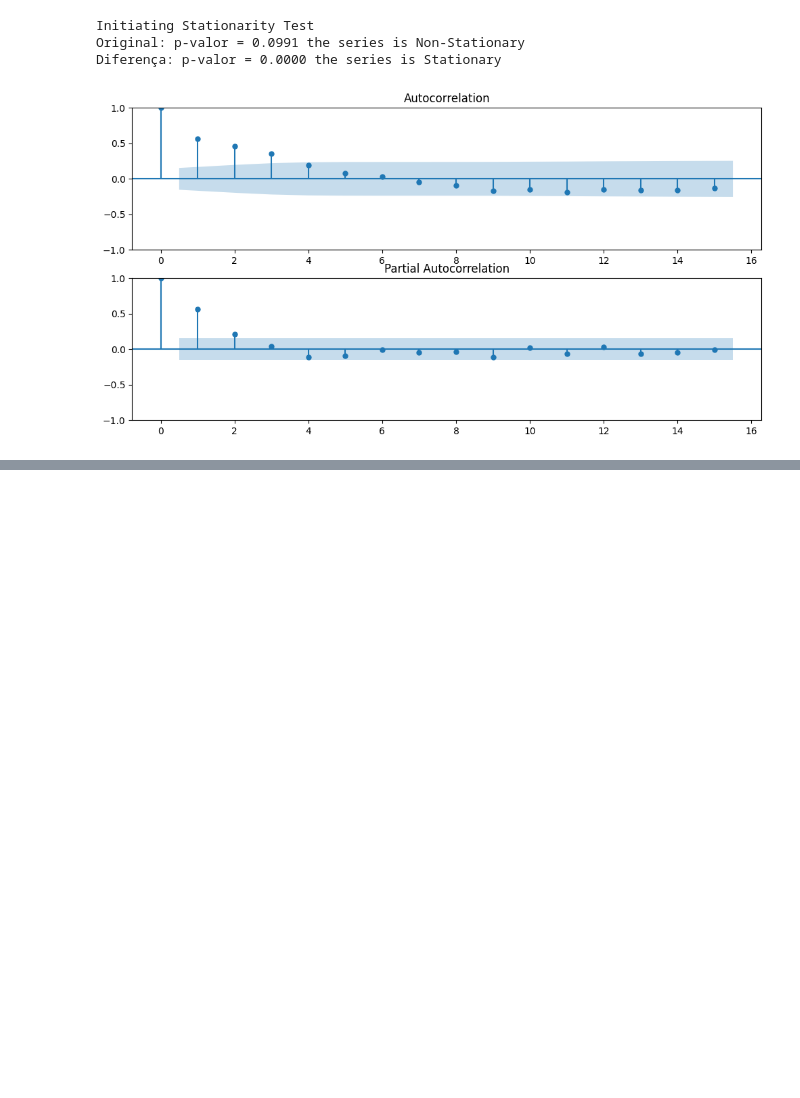
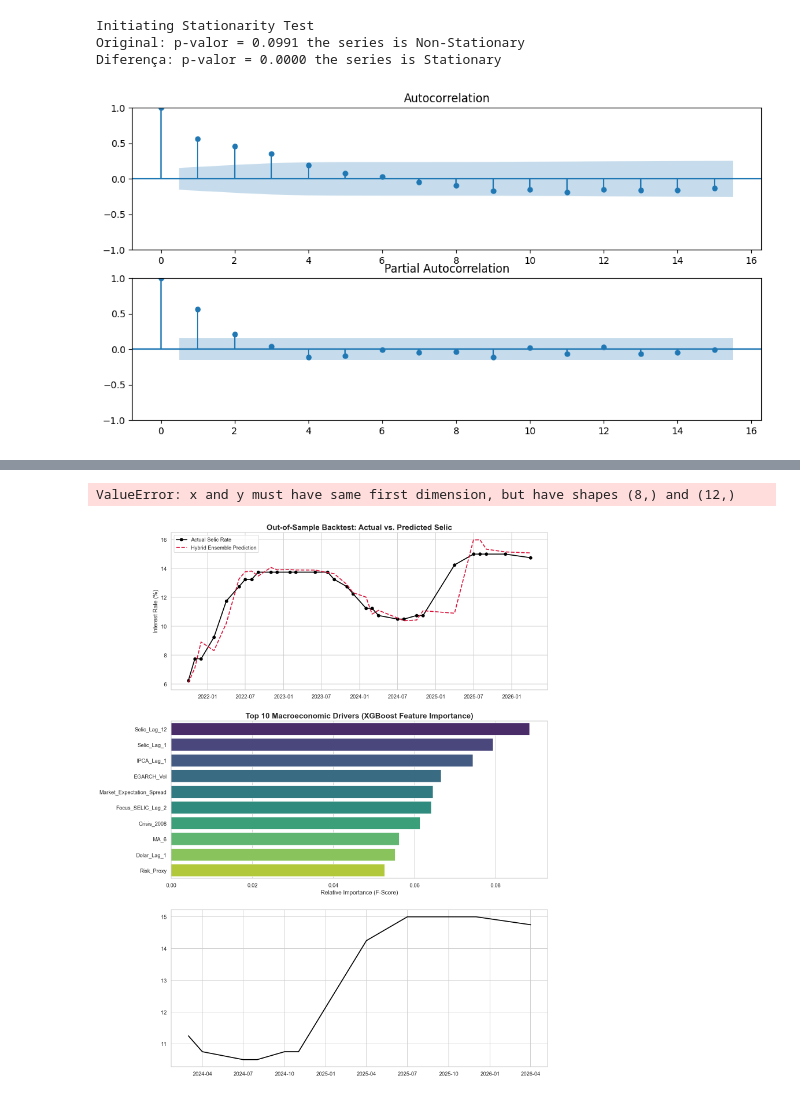
Before and after one commit to HenriqueBertti/Quant_Finance_Research, a Jupyter notebook: Projects/InterestRate.iPynb, the cells around one changed output, grey strips where cells are left out. Saved outputs shown, nothing was run; the diff lists cells and outputs as text; code cells hidden in the pictures; blank space fills up the shorter version.

Commit message:
Add files via upload
In this new code version of a Machine Learning Interest Rate prediction (Research), update the code with new features and statistical analysis.

```diff
--- a/Projects/InterestRate.iPynb
+++ b/Projects/InterestRate.iPynb
@@ -84,7 +84,7 @@ Initiating data extraction...
 # %%
 from fredapi import Fred
 
-API_KEY = 'Insert your API Key here!'
+API_KEY = ''
 fred = Fred(api_key = API_KEY)
 start_date = initial_date # 2002-01-01
 
@@ -717,3 +911,66 @@ Ridge        | RMSE: 0.1691 | MAE: 0.1201 | MAPE: 0.98% | R²: 0.9945
+# %%
+# === Graphical & Statistical Visualizations ===
+
+import matplotlib.pyplot as plt
+import seaborn as sns
+
+# Set a professional institutional aesthetic
+sns.set_theme(style="whitegrid")
+plt.rcParams.update({'font.size': 12, 'figure.dpi': 120})
+
+fig, axes = plt.subplots(3, 1, figsize=(14, 20))
+
+# ---------------------------------------------------------
+# Plot 1: Out-of-Sample Fit (Test Set: Actual vs Ensemble)
+# ---------------------------------------------------------
+axes[0].plot(y_test_actual_selic.index, y_test_actual_selic.values, label='Actual Selic Rate', color='black', linewidth=2, marker='o')
+axes[0].plot(y_test_actual_selic.index, y_pred_ensemble.values, label='Hybrid Ensemble Prediction', color='crimson', linewidth=2, linestyle='--')
+axes[0].set_title('Out-of-Sample Backtest: Actual vs. Predicted Selic', fontsize=16, fontweight='bold')
+axes[0].set_ylabel('Interest Rate (%)')
+axes[0].legend(loc='best')
+
+# ---------------------------------------------------------
+# Plot 2: Feature Importance (Demystifying the XGBoost)
+# ---------------------------------------------------------
+# Extract importances from the residual model to show what drives the model's alpha
+importances = xgb_residual_model.feature_importances_
+feature_names = X_train.columns
+feat_imp_df = pd.DataFrame({'Feature': feature_names, 'Importance': importances}).sort_values(by='Importance', ascending=False)
+
+sns.barplot(x='Importance', y='Feature', data=feat_imp_df.head(10), ax=axes[1], palette='viridis')
+axes[1].set_title('Top 10 Macroeconomic Drivers (XGBoost Feature Importance)', fontsize=16, fontweight='bold')
+axes[1].set_xlabel('Relative Importance (F-Score)')
+axes[1].set_ylabel('')
+
+# ---------------------------------------------------------
+# Plot 3: Future Forecast Fan Chart (Scenarios & COPOM Dates)
+# ---------------------------------------------------------
+# Concatenate the last known actual data with the future forecast for a continuous line
+historical_dates = df_model_clean.index[-12:]
+historical_rates = df_model_clean['Selic_Meta'].iloc[-12:]
+
+# Combine historical and future meeting dates
+all_dates = list(historical_dates) + meeting_dates
+base_line = list(historical_rates) + list(baseline)
+
+axes[2].plot(historical_dates, historical_rates, label='Historical Selic', color='black', linewidth=2)
+axes[2].plot(meeting_dates, baseline, label='Base Forecast', color='blue', linewidth=2, marker='o')
+
+# Create the confidence bands (Fan Chart) using the scenarios calculated in Cell 15
+axes[2].fill_between(meeting_dates, low_scenario, high_scenario, color='blue', alpha=0.15, label='Volatility Band (±1.5σ EGARCH)')
+
+# Add a red dashed line representing the "Market Consensus" (14.00%) for visual divergence
+axes[2].axhline(y=14.0, color='red', linestyle='--', alpha=0.7, label='Market Consensus View (14.00%)')
+
+axes[2].set_title('Forward-Looking Selic Rate Projection & Risk Scenarios', fontsize=16, fontweight='bold')
+axes[2].set_ylabel('Interest Rate (%)')
+axes[2].legend(loc='lower left')
+
+plt.tight_layout()
+plt.show()
+# %% [output]
+ValueError: x and y must have same first dimension, but have shapes (8,) and (12,)
+[figure, added]
 # %%
 # === LSTM Model for Forecasting the Selic Rate ===
 '''
```
Also changed, not shown: parts of 15 cells of this notebook.
